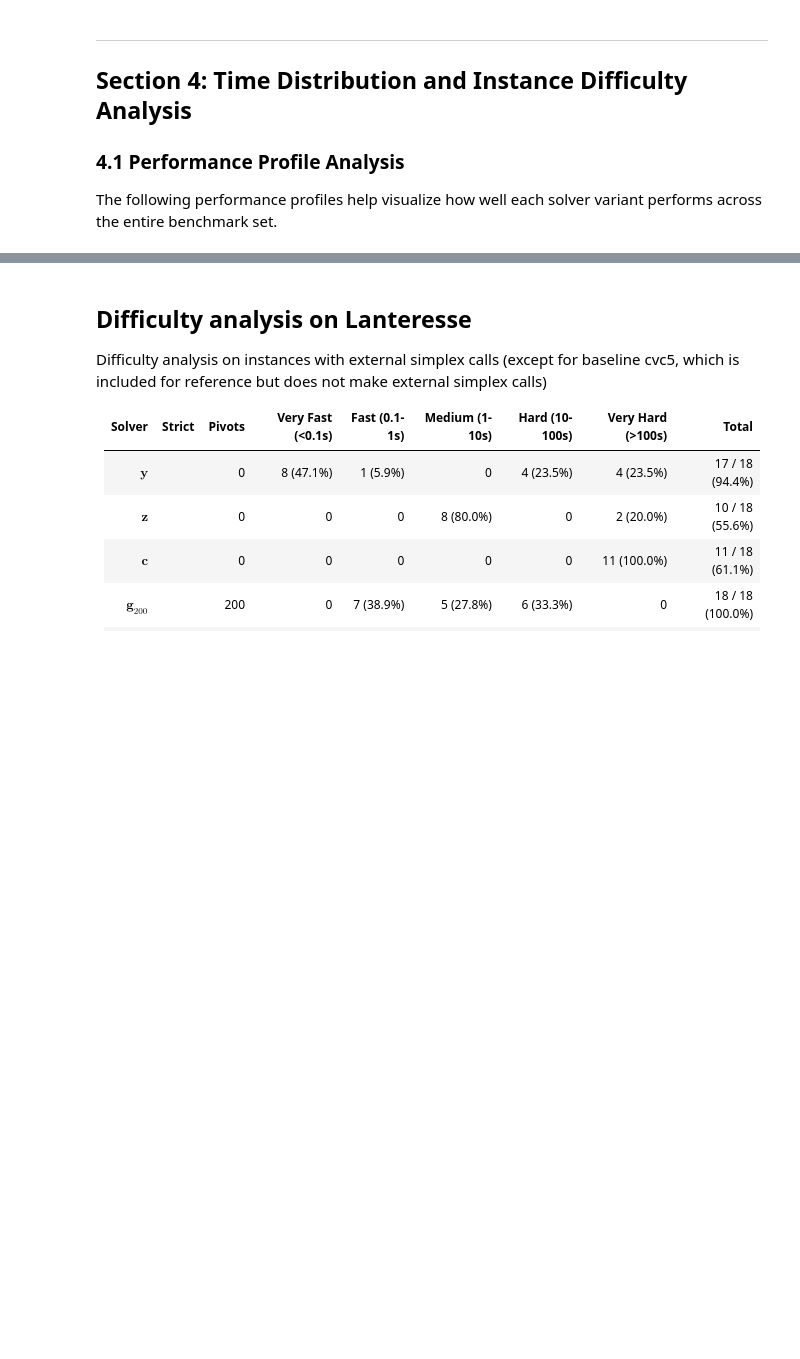
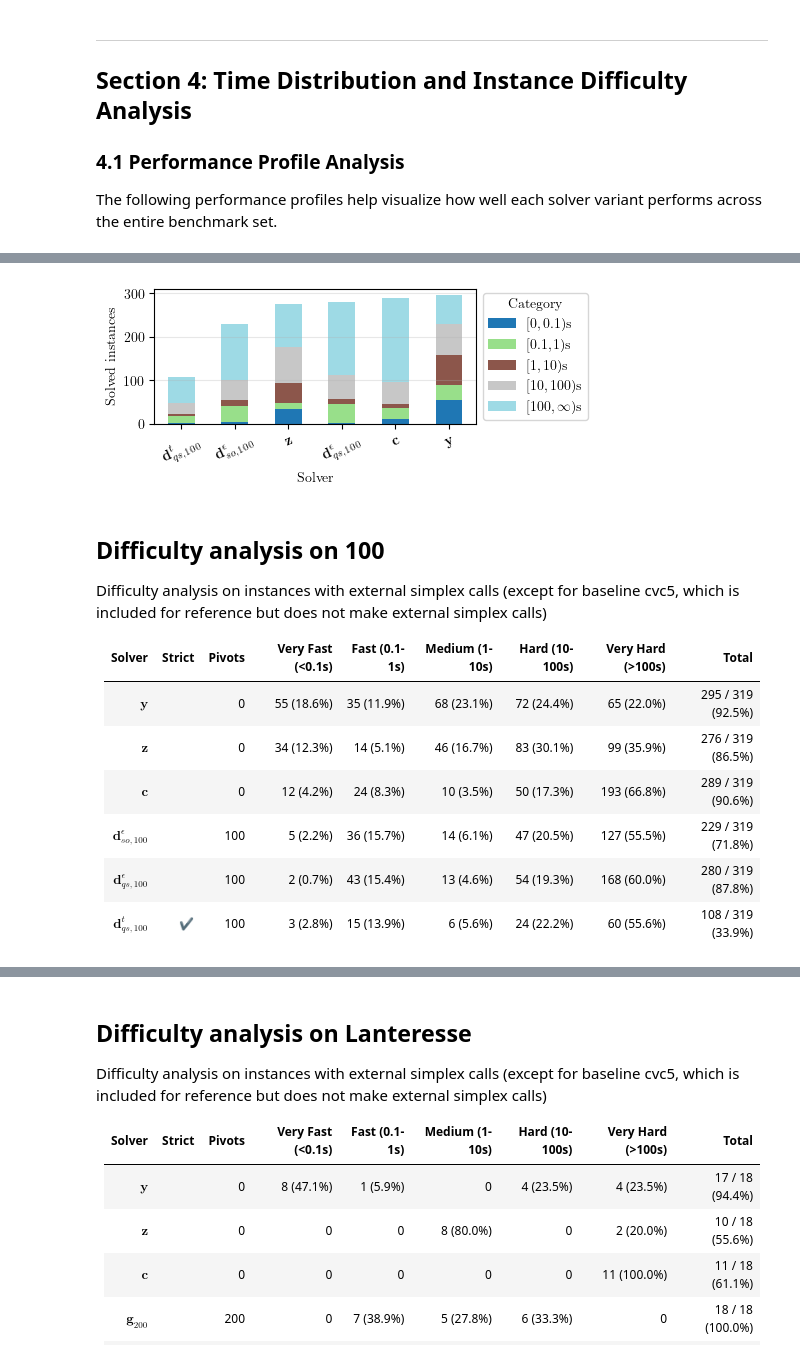
Before and after one commit to TendTo/dlinear, a Jupyter notebook: benchmarks/load_benchmarks.ipynb, the cells around one changed output, grey strips where cells are left out. Cells and saved outputs as stored; diff of their text form; code cells hidden in the pictures; blank space fills up the shorter version.

Commit message:
feat: add plots

```diff
--- a/benchmarks/load_benchmarks.ipynb
+++ b/benchmarks/load_benchmarks.ipynb
@@ -814,0 +796,27 @@ Difficulty analysis on instances with external simplex calls (except for baselin
+# %%
+print_difficulty_analysis(
+    solvers_analysis=[
+        (r"$ \textbf{y} $", in_100(yices), "Y"),
+        (r"$ \textbf{z} $", in_100(z3), "Z"),
+        (r"$ \textbf{c} $", in_100(cvc5), "C"),
+        (r"$ \textbf{d}_{so,100}^\epsilon $", soplex_i100, "S"),
+        (r"$ \textbf{d}_{qs,100}^\epsilon $", qsoptex_i100, "Q"),
+        (r"$ \textbf{d}_{qs,100}^t $", qsoptex_i100_strict, "Q"),
+    ],
+    total_count= len(instances_100),
+    group_name="100",
+)
+# %% [output]
+[figure, added]
+## Difficulty analysis on 100
+
+Difficulty analysis on instances with external simplex calls (except for baseline cvc5, which is included for reference but does not make external simplex calls)
+
+| Solver | Strict | Pivots | Very Fast (<0.1s) | Fast (0.1-1s) | Medium (1-10s) | Hard (10-100s) | Very Hard (>100s) | Total |
+| ------ | ------ | ------ | ----------------- | ------------- | -------------- | -------------- | ----------------- | ----- |
+| $ \textbf{y} $ |  | 0 | 55 (18.6%) | 35 (11.9%) | 68 (23.1%) | 72 (24.4%) | 65 (22.0%) | 295 / 319 (92.5%)
+| $ \textbf{z} $ |  | 0 | 34 (12.3%) | 14 (5.1%) | 46 (16.7%) | 83 (30.1%) | 99 (35.9%) | 276 / 319 (86.5%)
+| $ \textbf{c} $ |  | 0 | 12 (4.2%) | 24 (8.3%) | 10 (3.5%) | 50 (17.3%) | 193 (66.8%) | 289 / 319 (90.6%)
+| $ \textbf{d}_{so,100}^\epsilon $ |  | 100 | 5 (2.2%) | 36 (15.7%) | 14 (6.1%) | 47 (20.5%) | 127 (55.5%) | 229 / 319 (71.8%)
+| $ \textbf{d}_{qs,100}^\epsilon $ |  | 100 | 2 (0.7%) | 43 (15.4%) | 13 (4.6%) | 54 (19.3%) | 168 (60.0%) | 280 / 319 (87.8%)
+| $ \textbf{d}_{qs,100}^t $ | ✔ | 100 | 3 (2.8%) | 15 (13.9%) | 6 (5.6%) | 24 (22.2%) | 60 (55.6%) | 108 / 319 (33.9%)
```
Also changed, not shown: parts of 2 cells of this notebook.
